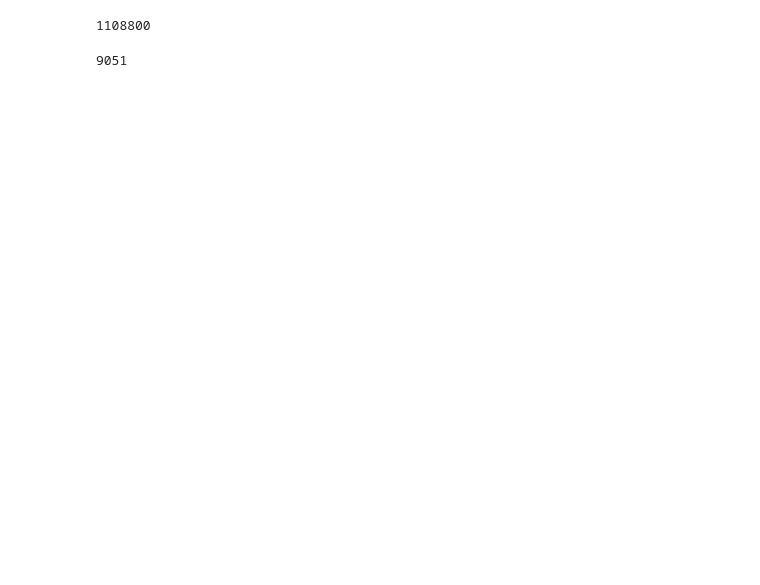
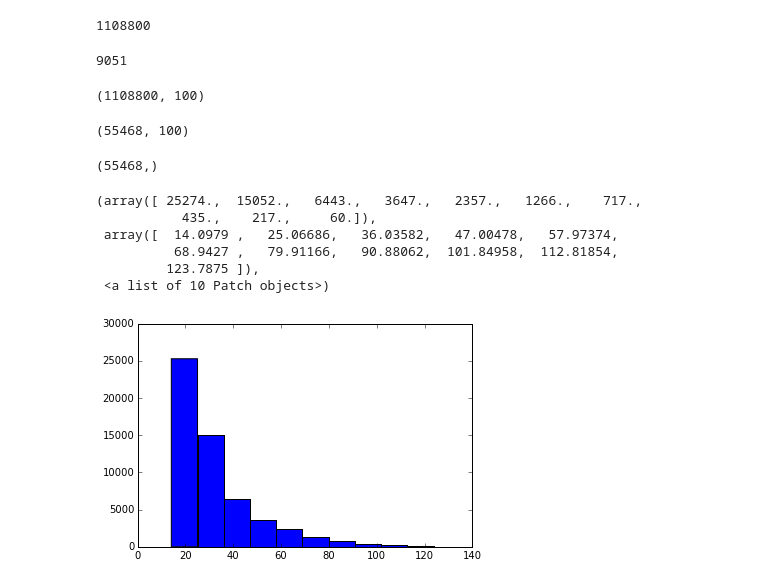
Before and after one commit to berkeley-stat159/project-beta, a Jupyter notebook: code/Data_filtering.ipynb, the cells around one changed output. Cells and saved outputs as stored; diff of their text form; code cells hidden in the pictures; blank space fills up the shorter version.

Commit message:
regression analysis on new masked data

```diff
--- a/code/Data_filtering.ipynb
+++ b/code/Data_filtering.ipynb
@@ -131,3 +129,29 @@ print sum(mask9051)
 np.save('../brain_mask/sm_mask9051.npy',mask9051)
 # %% [output]
 9051
+# %%
+data2d.shape
+# %% [output]
+(1108800, 100)
+# %%
+masked = data2d[mask55468,:]
+# %%
+masked.shape
+# %% [output]
+(55468, 100)
+# %%
+var_masked = np.var(masked,axis=1)
+# %%
+var_masked.shape
+# %% [output]
+(55468,)
+# %%
+plt.hist(var_masked)
+# %% [output]
+(array([ 25274.,  15052.,   6443.,   3647.,   2357.,   1266.,    717.,
+           435.,    217.,     60.]),
+ array([  14.0979 ,   25.06686,   36.03582,   47.00478,   57.97374,
+          68.9427 ,   79.91166,   90.88062,  101.84958,  112.81854,
+         123.7875 ]),
+ <a list of 10 Patch objects>)
+[figure, added]
```
Also changed, not shown: parts of 3 cells of this notebook, 2 other files.
